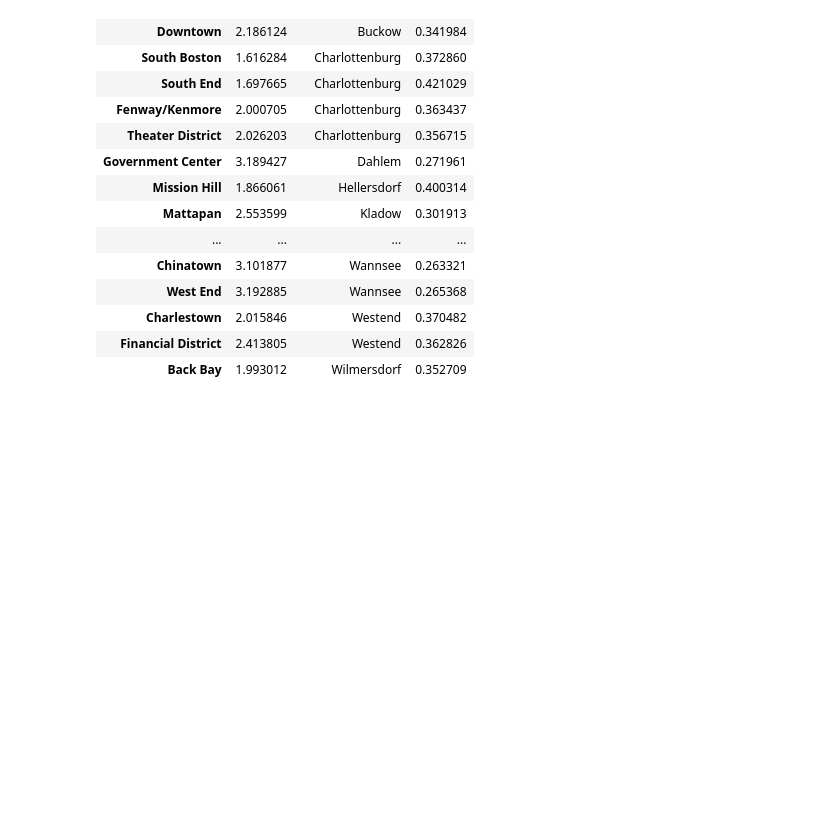
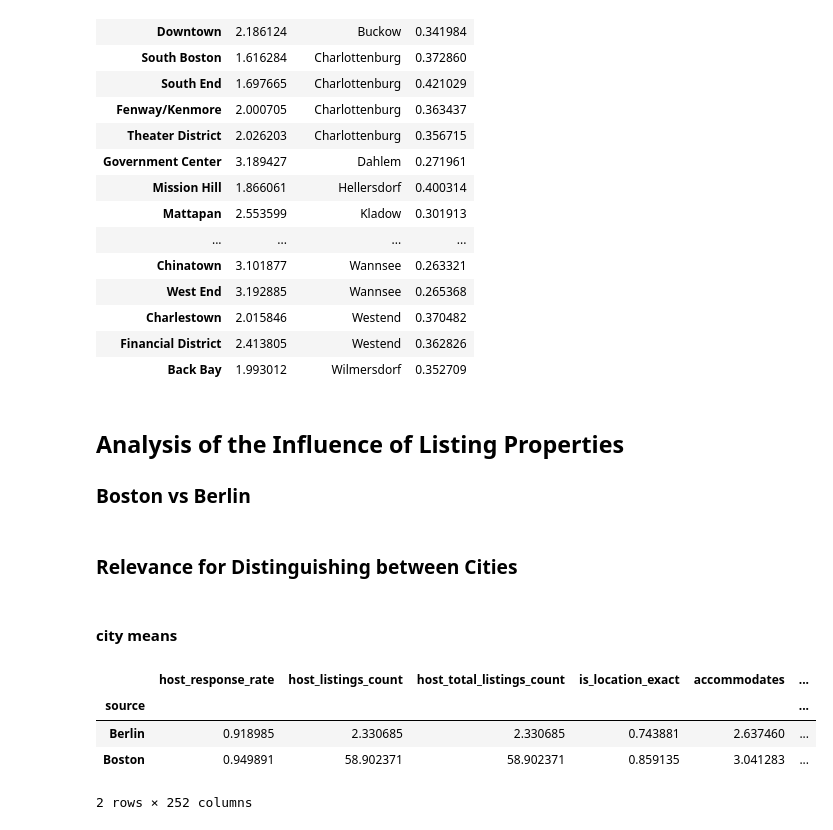
Before and after one commit to janknaup/berlin_boston_neighborhoods, a Jupyter notebook: Berlin_Boston_Neighbourhoods.ipynb, the cells around one changed output. Saved outputs shown, nothing was run; the diff lists cells and outputs as text; code cells hidden in the pictures; blank space fills up the shorter version.

```diff
--- a/Berlin_Boston_Neighbourhoods.ipynb
+++ b/Berlin_Boston_Neighbourhoods.ipynb
@@ -482,3 +484,6 @@ closest_rel.sort_values(by=['neighbourhood']).head(35)
 | Charlestown | 2.015846 | Westend | 0.370482 |
 | Financial District | 2.413805 | Westend | 0.362826 |
 | Back Bay | 1.993012 | Wilmersdorf | 0.352709 |
+# %% [markdown]
+## Analysis of the Influence of Listing Properties
+### Boston vs Berlin
@@ -484,0 +497,7 @@ closest_rel.sort_values(by=['neighbourhood']).head(35)
+# %% [markdown]
+### Relevance for Distinguishing between Cities
+# %%
+city_mean = listings[num_cols].join(make_dummies(listings[dummy_cols]), how='left')\
+    .join(listings['source'], how='left').groupby(['source']).mean()
+city_std = listings[num_cols].join(make_dummies(listings[dummy_cols]), how='left')\
+    .join(listings['source'], how='left').groupby(['source']).std()
@@ -484,0 +507,10 @@ closest_rel.sort_values(by=['neighbourhood']).head(35)
+# %% [markdown]
+#### city means
+# %%
+city_mean.head(10)
+# %% [output]
+|  | host_response_rate | host_listings_count | host_total_listings_count | is_location_exact | accommodates | ... |
+| source |  |  |  |  |  | ... |
+| Berlin | 0.918985 | 2.330685 | 2.330685 | 0.743881 | 2.637460 | ... |
+| Boston | 0.949891 | 58.902371 | 58.902371 | 0.859135 | 3.041283 | ... |
+2 rows × 252 columns
```
Also changed, not shown: parts of 36 cells of this notebook.
